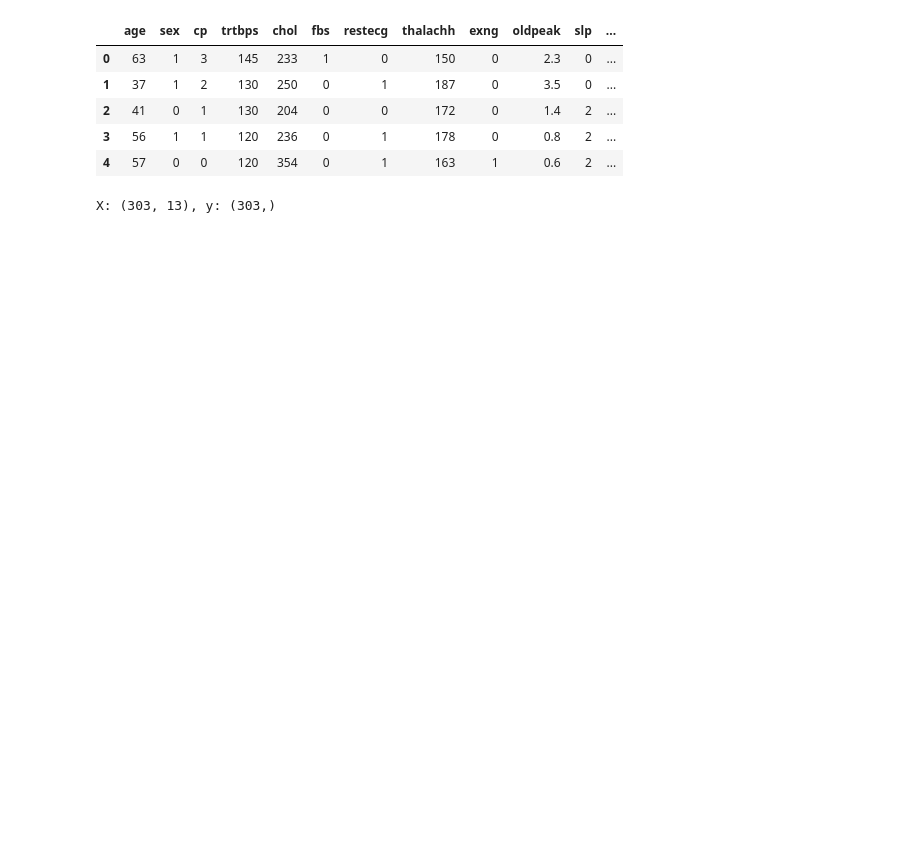
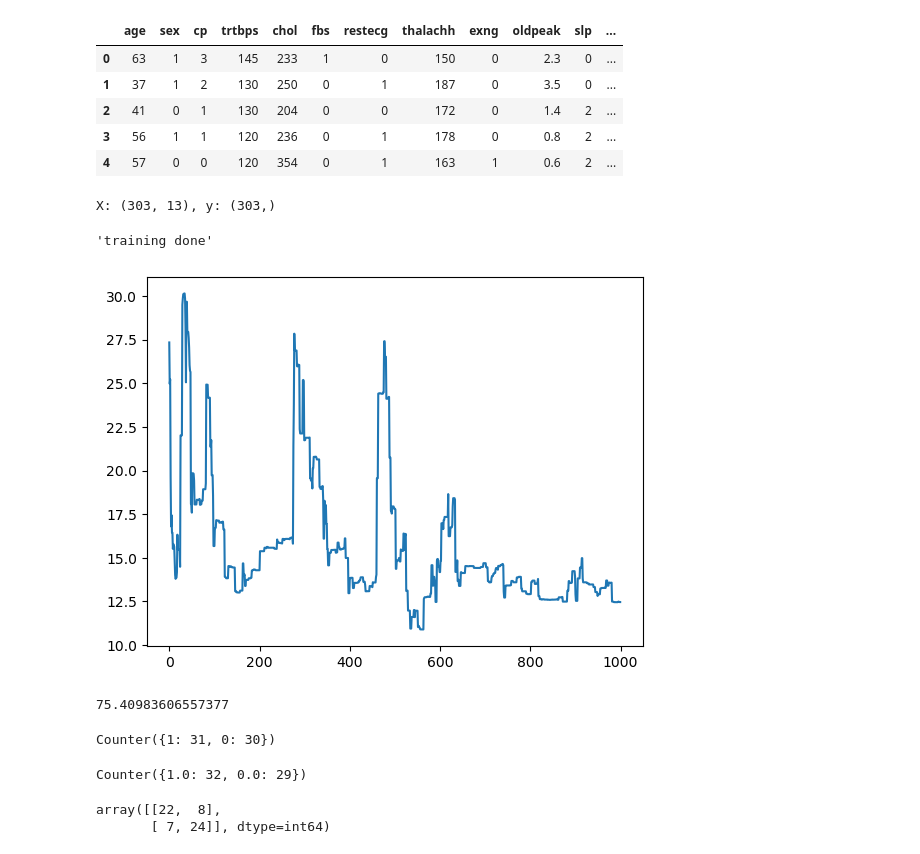
Before and after one commit to Namanfg/Pytorch_Learning, a Jupyter notebook: Pytorch_Udemy/NN_Scratch.ipynb, the cells around one changed output. Cells and saved outputs as stored; diff of their text form; code cells hidden in the pictures; blank space fills up the shorter version.

```diff
--- a/Pytorch_Udemy/NN_Scratch.ipynb
+++ b/Pytorch_Udemy/NN_Scratch.ipynb
@@ -30,0 +99,12 @@ X_test_scale = scaler.transform(X_test)
+# %%
+LR = 0.56
+ITERATIONS=1000
+
+nn= NN(LR+LR,X_train=X_test_scale,y_train=y_train,X_test=X_test_scale,y_test=y_test)
+nn.train(ITERATIONS)
+# %% [output]
+'training done'
+# %%
+sns.lineplot(x = list(range(len(nn.l_test))), y= nn.l_test);
+# %% [output]
+[figure, added]
@@ -30,0 +121,18 @@ X_test_scale = scaler.transform(X_test)
+# %%
+correct_pred / total_obs * 100
+# %% [output]
+75.40983606557377
+# %%
+from collections import Counter
+Counter(y_test)
+# %% [output]
+Counter({1: 31, 0: 30})
+# %%
+Counter(y_preds)
+# %% [output]
+Counter({1.0: 32, 0.0: 29})
+# %%
+confusion_matrix(y_true=y_test,y_pred=y_preds)
+# %% [output]
+array([[22,  8],
+       [ 7, 24]], dtype=int64)
```
Also changed, not shown: parts of 2 cells of this notebook.
